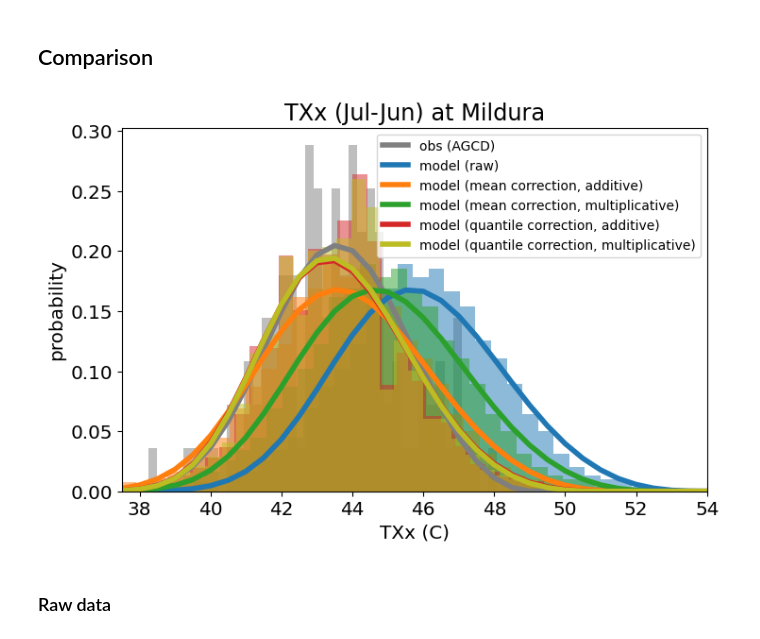
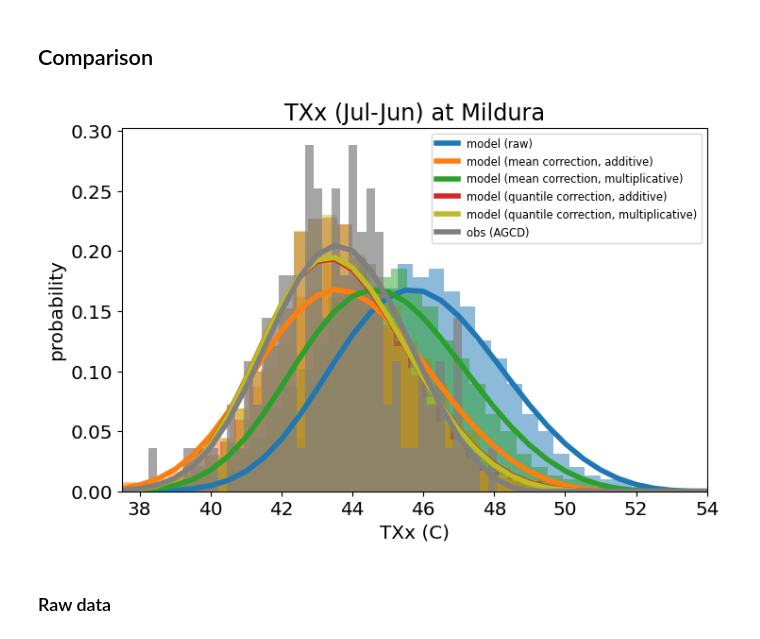
Before and after one commit to AusClimateService/unseen-projects, a Jupyter notebook: project-bias/scoping.ipynb, the cells around one changed output. Saved outputs shown, nothing was run; the diff lists cells and outputs as text; code cells hidden in the pictures.

```diff
--- a/project-bias/scoping.ipynb
+++ b/project-bias/scoping.ipynb
@@ -176,2 +184,4 @@ array([1.6135406, 1.9127884, 2.208538 , 2.1733437, 2.257038 , 2.329708 ,
+# %%
+bias_quantile_add_cubic_fit = np.polyfit(quantile_array, bias_quantile_add, 3)
 # %%
 plt.plot(quantile_array, bias_quantile_add, marker='o')
@@ -190,2 +197,4 @@ array([1.0397629, 1.0458604, 1.0522512, 1.0506549, 1.0520364, 1.0531312,
+# %%
+bias_quantile_mulc_cubic_fit = np.polyfit(quantile_array, bias_quantile_mulc, 3)
 # %%
 plt.plot(quantile_array, bias_quantile_mulc, marker='o')
@@ -210,10 +232,15 @@ vget_adjustment_factor = np.vectorize(get_adjustment_factor, excluded=['quantile
 # %% [markdown]
 #### Additive
 # %%
-af_add = vget_adjustment_factor(
+#af_add = vget_adjustment_factor(
+#    da_model_stacked.values,
+#    quantiles=da_model_q.values,
+#    adjustment_factors=bias_quantile_add,
+#)
+af_add = vget_smooth_adjustment_factor(
     da_model_stacked.values,
-    quantiles=da_model_q.values,
-    adjustment_factors=bias_quantile_add,
+    data=da_model_stacked.values,
+    af_cubic_fit=bias_quantile_add_cubic_fit,
 )
 # %%
 da_model_bc_quantile_add = da_model_stacked - af_add
@@ -229,10 +256,15 @@ Scale parameter: 1.96
 # %% [markdown]
 #### Multiplicative
 # %%
-af_mulc = vget_adjustment_factor(
+#af_mulc = vget_adjustment_factor(
+#    da_model_stacked.values,
+#    quantiles=da_model_q.values,
+#    adjustment_factors=bias_quantile_mulc,
+#)
+af_mulc = vget_smooth_adjustment_factor(
     da_model_stacked.values,
-    quantiles=da_model_q.values,
-    adjustment_factors=bias_quantile_mulc,
+    data=da_model_stacked.values,
+    af_cubic_fit=bias_quantile_mulc_cubic_fit,
 )
 # %%
 da_model_bc_quantile_mulc = da_model_stacked / af_mulc
@@ -265,10 +297,6 @@ def fidelity_tests(da_target):
 # %%
 fig, ax = plt.subplots(figsize=[8, 5])
 gev_xvals = np.arange(30, 65, 0.5)
-
-da_obs.plot.hist(bins=40, density=True, color='tab:gray', alpha=0.5)
-gev_pdf_obs = gev.pdf(gev_xvals, gev_shape_obs, gev_loc_obs, gev_scale_obs)
-plt.plot(gev_xvals, gev_pdf_obs, color='tab:gray', linewidth=4.0, label='obs (AGCD)')
 
 da_model_stacked.plot.hist(bins=40, density=True, color='tab:blue', alpha=0.5)
 gev_pdf_model = gev.pdf(gev_xvals, gev_shape_model, gev_loc_model, gev_scale_model)
@@ -314,35 +342,39 @@ gev_pdf_model_bc_quantile_add = gev.pdf(
 plt.plot(
     gev_xvals,
     gev_pdf_model_bc_quantile_add,
     color='tab:red',
     linewidth=4.0,
     label='model (quantile correction, additive)'
 )
 
 da_model_bc_quantile_mulc.plot.hist(bins=40, density=True, color='tab:olive', alpha=0.5)
 gev_pdf_model_bc_quantile_mulc = gev.pdf(
     gev_xvals,
     gev_shape_model_bc_quantile_mulc,
     gev_loc_model_bc_quantile_mulc,
     gev_scale_model_bc_quantile_mulc
 )
 plt.plot(
     gev_xvals,
     gev_pdf_model_bc_quantile_mulc,
     color='tab:olive',
     linewidth=4.0,
     label='model (quantile correction, multiplicative)'
 )
 
+da_obs.plot.hist(bins=40, density=True, color='tab:gray', alpha=0.7)
+gev_pdf_obs = gev.pdf(gev_xvals, gev_shape_obs, gev_loc_obs, gev_scale_obs)
+plt.plot(gev_xvals, gev_pdf_obs, color='tab:gray', linewidth=4.0, label='obs (AGCD)')
+
 plt.xlabel('TXx (C)')
 plt.ylabel('probability')
 plt.title(f'TXx (Jul-Jun) at Mildura')
 plt.xlim(37.5, 54)
-plt.legend(fontsize='medium')
+plt.legend(fontsize='small')
 plt.savefig('txx_mildura_gevs.png', bbox_inches='tight', facecolor='white')
 plt.show()
 # %% [output]
-[figure, old version]
+[figure, new version]
 # %% [markdown]
 ### Raw data
 # %%
```
Also changed, not shown: parts of 17 cells of this notebook.
